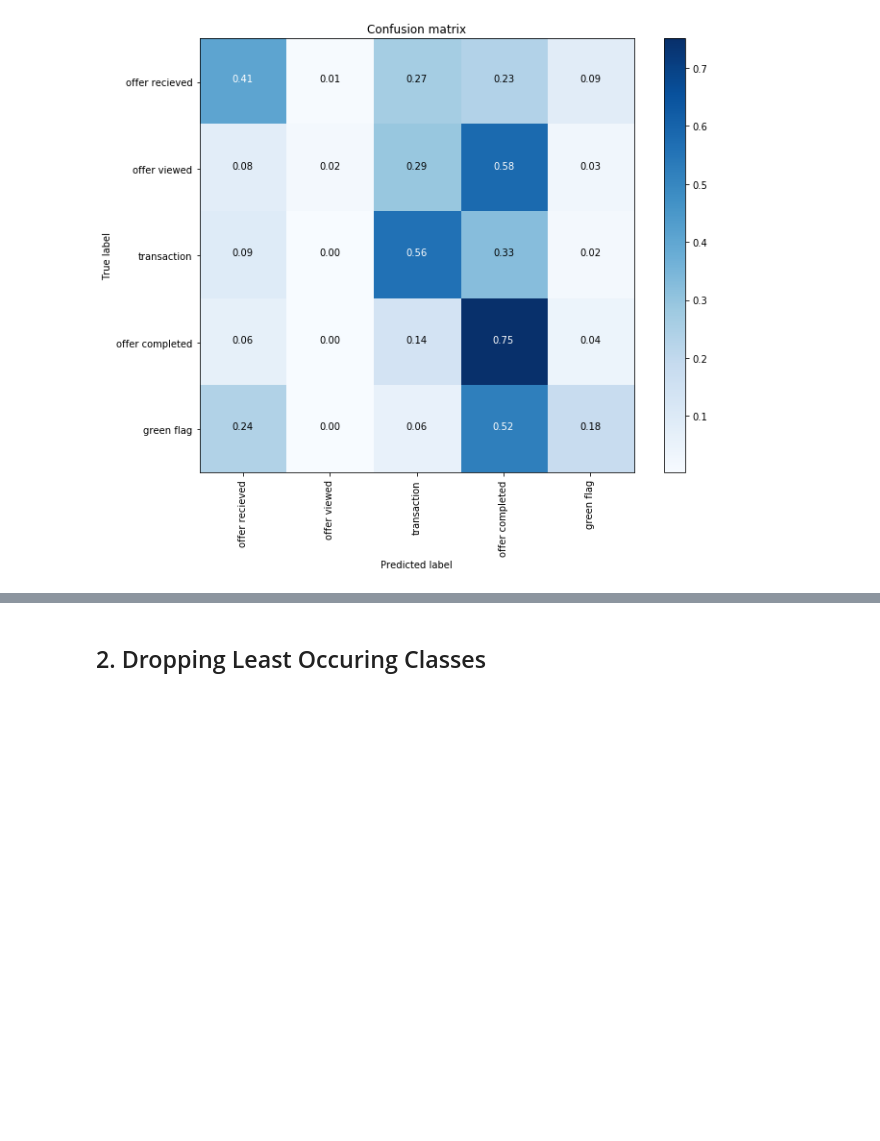
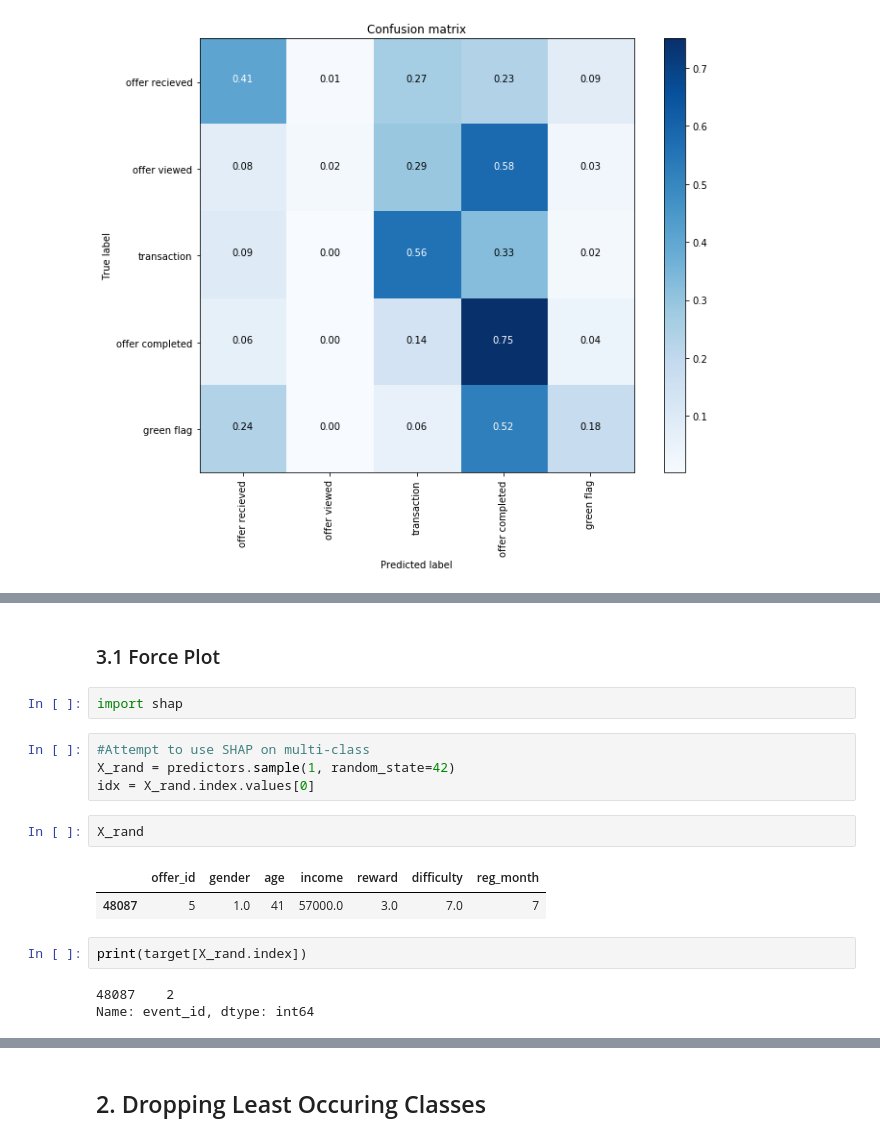
Before and after one commit to Fais-K/Personalized_Marketing-Starbucks, a Jupyter notebook: Capstone Project - Starbucks.ipynb, the cells around one changed output, grey strips where cells are left out. Saved outputs shown, nothing was run; the diff lists cells and outputs as text; blank space fills up the shorter version.

```diff
--- a/Capstone Project - Starbucks.ipynb
+++ b/Capstone Project - Starbucks.ipynb
@@ -1890,0 +1951,18 @@ Normalized confusion matrix
+# %% [markdown]
+### 3.1 Force Plot
+# %%
+import shap
+# %%
+#Attempt to use SHAP on multi-class
+X_rand = predictors.sample(1, random_state=42)
+idx = X_rand.index.values[0]
+# %%
+X_rand
+# %% [output]
+|  | offer_id | gender | age | income | reward | difficulty | reg_month |
+| 48087 | 5 | 1.0 | 41 | 57000.0 | 3.0 | 7.0 | 7 |
+# %%
+print(target[X_rand.index])
+# %% [output]
+48087    2
+Name: event_id, dtype: int64
```
Also changed, not shown: parts of 19 cells of this notebook.
